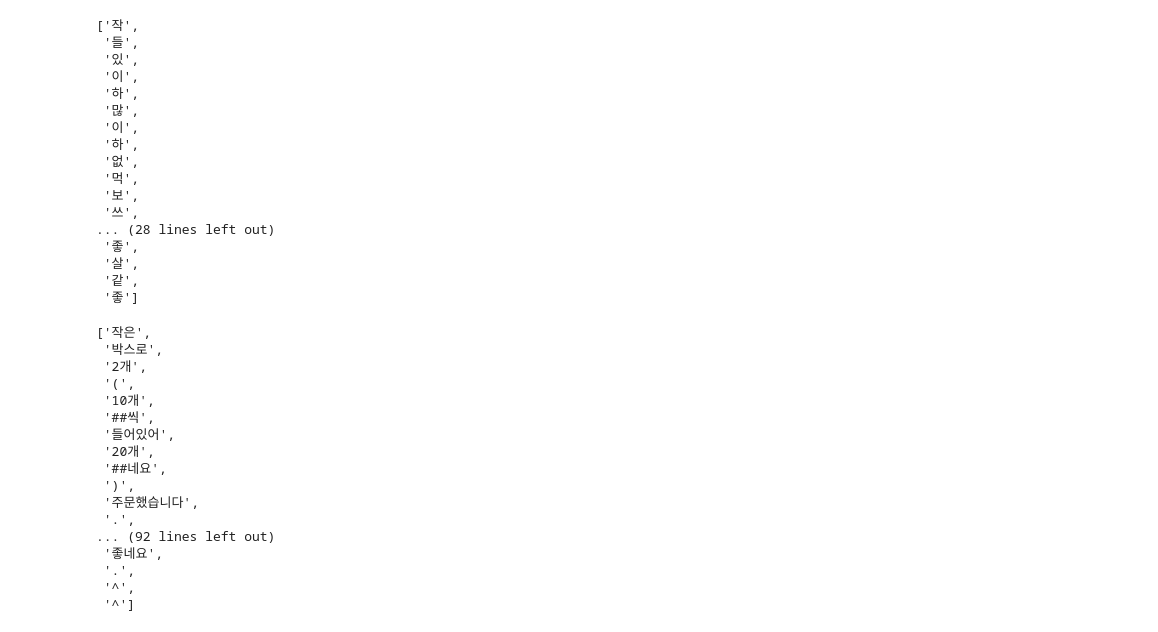
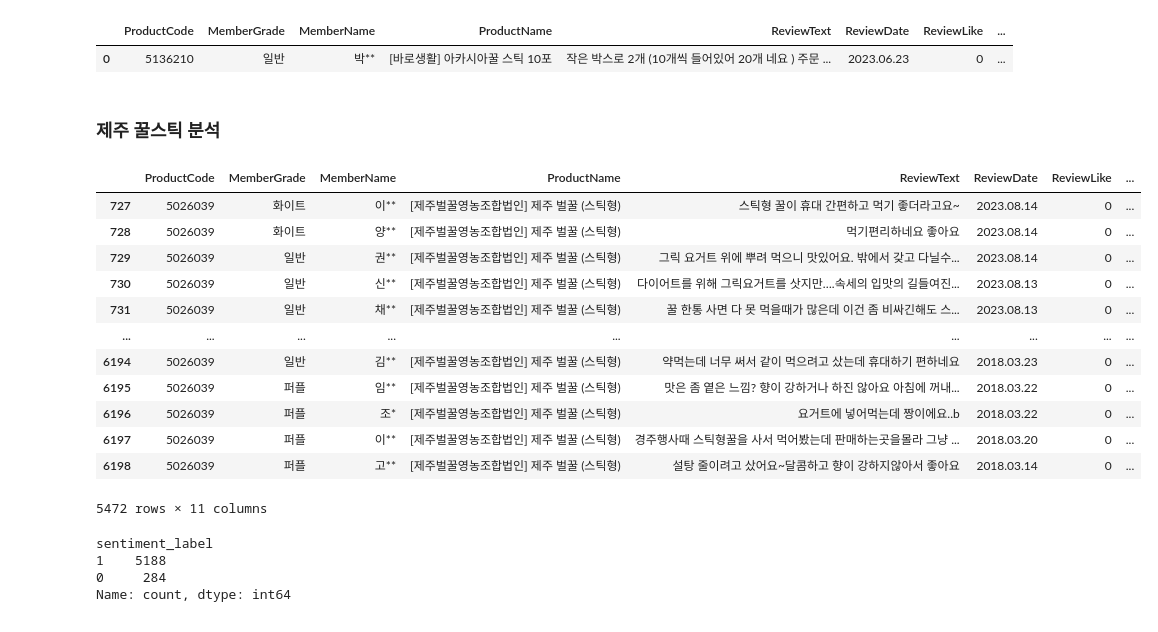
Before and after one commit to eatthecompanyxasac/doeat2023, a Jupyter notebook: KYJ/honey_stick/code/kurly_analysis.ipynb, the cells around one changed output. Cells and saved outputs as stored; diff of their text form; code cells hidden in the pictures.

Commit message:
Modifiy: kurly_analysis.ipynb

```diff
--- a/KYJ/honey_stick/code/kurly_analysis.ipynb
+++ b/KYJ/honey_stick/code/kurly_analysis.ipynb
@@ -227,20 +16,0 @@ tokenized.nouns()
-# %%
-tokenized.verbs()
-# %% [output]
-['작',
- '들',
- '있',
- '이',
- '하',
- '많',
- '이',
- '하',
- '없',
- '먹',
- '보',
- '쓰',
-... (28 lines left out)
- '좋',
- '살',
- '같',
- '좋']
@@ -250,20 +17,10 @@ tokenizer_electra = ElectraTokenizerFast.from_pretrained("kykim/electra-kor-base
-# %%
-tokenizer_electra.tokenize(kurly_data['ReviewText'][0])
-# %% [output]
-['작은',
- '박스로',
- '2개',
- '(',
- '10개',
- '##씩',
- '들어있어',
- '20개',
- '##네요',
- ')',
- '주문했습니다',
- '.',
-... (92 lines left out)
- '좋네요',
- '.',
- '^',
- '^']
+# %%
+kurly_data = pd.read_csv(r"C:\Users\NT550-048\Desktop\doeat\doeat2023\KYJ\honey_stick\data\kurly_data_preprocessed.csv", index_col=0)
+# %%
+kurly_data.head(1)
+# %% [output]
+|  | ProductCode | MemberGrade | MemberName | ProductName | ReviewText | ReviewDate | ReviewLike | ... |
+| 0 | 5136210 | 일반 | 박** | [바로생활] 아카시아꿀 스틱 10포 | 작은 박스로 2개 (10개씩 들어있어 20개 네요 ) 주문 ... | 2023.06.23 | 0 | ... |
+# %%
+kurly_data['token_nouns_bareun'] = kurly_data['token_nouns_bareun'].apply(lambda x:eval(x))
+kurly_data['token_verbs_bareun'] = kurly_data['token_verbs_bareun'].apply(lambda x:eval(x))
@@ -269,0 +59,18 @@ tokenizer_electra.tokenize(kurly_data['ReviewText'][0])
+# %% [markdown]
+### 제주 꿀스틱 분석
+# %%
+kurly_data[kurly_data['ProductCode']==5026039]
+# %% [output]
+|  | ProductCode | MemberGrade | MemberName | ProductName | ReviewText | ReviewDate | ReviewLike | ... |
+| 727 | 5026039 | 화이트 | 이** | [제주벌꿀영농조합법인] 제주 벌꿀 (스틱형) | 스틱형 꿀이 휴대 간편하고 먹기 좋더라고요~ | 2023.08.14 | 0 | ... |
+| 728 | 5026039 | 화이트 | 양** | [제주벌꿀영농조합법인] 제주 벌꿀 (스틱형) | 먹기편리하네요 좋아요 | 2023.08.14 | 0 | ... |
+| 729 | 5026039 | 일반 | 권** | [제주벌꿀영농조합법인] 제주 벌꿀 (스틱형) | 그릭 요거트 위에 뿌려 먹으니 맛있어요. 밖에서 갖고 다닐수... | 2023.08.14 | 0 | ... |
+| 730 | 5026039 | 일반 | 신** | [제주벌꿀영농조합법인] 제주 벌꿀 (스틱형) | 다이어트를 위해 그릭요거트를 삿지만….속세의 입맛의 길들여진... | 2023.08.13 | 0 | ... |
+| 731 | 5026039 | 일반 | 채** | [제주벌꿀영농조합법인] 제주 벌꿀 (스틱형) | 꿀 한통 사면 다 못 먹을때가 많은데 이건 좀 비싸긴해도 스... | 2023.08.13 | 0 | ... |
+| ... | ... | ... | ... | ... | ... | ... | ... | ... |
+| 6194 | 5026039 | 일반 | 김** | [제주벌꿀영농조합법인] 제주 벌꿀 (스틱형) | 약먹는데 너무 써서 같이 먹으려고 샀는데 휴대하기 편하네요 | 2018.03.23 | 0 | ... |
+| 6195 | 5026039 | 퍼플 | 임** | [제주벌꿀영농조합법인] 제주 벌꿀 (스틱형) | 맛은 좀 옅은 느낌? 향이 강하거나 하진 않아요 아침에 꺼내... | 2018.03.22 | 0 | ... |
+| 6196 | 5026039 | 퍼플 | 조* | [제주벌꿀영농조합법인] 제주 벌꿀 (스틱형) | 요거트에 넣어먹는데 짱이에요..b | 2018.03.22 | 0 | ... |
+| 6197 | 5026039 | 퍼플 | 이** | [제주벌꿀영농조합법인] 제주 벌꿀 (스틱형) | 경주행사때 스틱형꿀을 사서 먹어봤는데 판매하는곳을몰라 그냥 ... | 2018.03.20 | 0 | ... |
+| 6198 | 5026039 | 퍼플 | 고** | [제주벌꿀영농조합법인] 제주 벌꿀 (스틱형) | 설탕 줄이려고 샀어요~달콤하고 향이 강하지않아서 좋아요 | 2018.03.14 | 0 | ... |
+5472 rows × 11 columns
@@ -269,0 +81,7 @@ tokenizer_electra.tokenize(kurly_data['ReviewText'][0])
+# %%
+kurly_data[kurly_data['ProductCode']==5026039]['sentiment_label'].value_counts()
+# %% [output]
+sentiment_label
+1    5188
+0     284
+Name: count, dtype: int64
```
Also changed, not shown: parts of 34 cells of this notebook.
